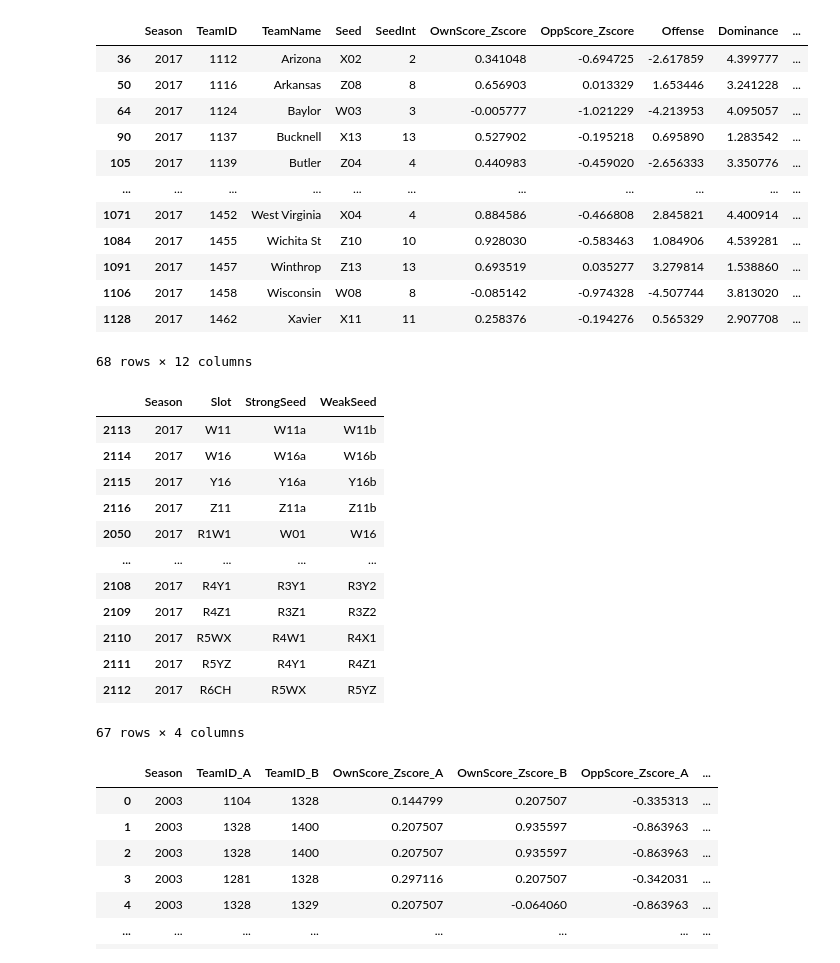
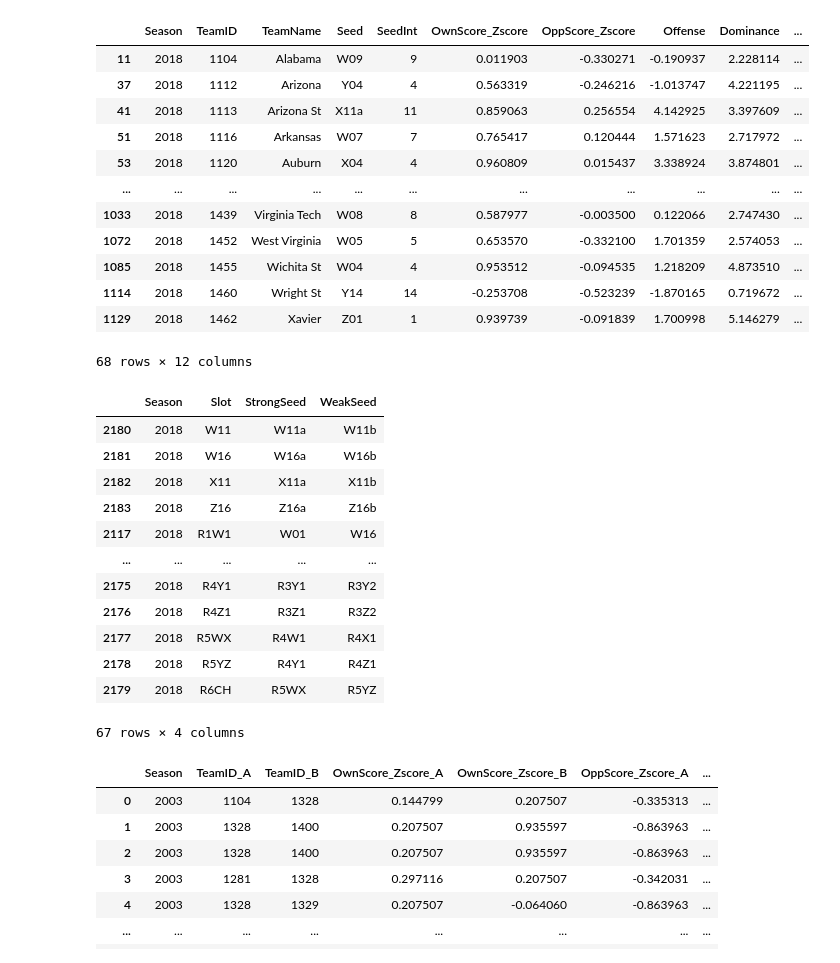
Before and after one commit to jamestwhedbee/jupyter_notebooks, a Jupyter notebook: MarchMadness/PredictMarchMadness.ipynb, the cells around one changed output. Saved outputs shown, nothing was run; the diff lists cells and outputs as text; code cells hidden in the pictures.

```diff
--- a/MarchMadness/PredictMarchMadness.ipynb
+++ b/MarchMadness/PredictMarchMadness.ipynb
@@ -15,23 +15,23 @@ from collections import defaultdict
 # %%
 DATA_DIR = "~/jupyter_notebooks/DATA/MarchMadness"
 # %%
-YEAR = 2017
+YEAR = 2018
 raw_tournament_df = pd.read_csv(f"{DATA_DIR}/output/teams.csv")
 tournament_df = raw_tournament_df[raw_tournament_df["Season"] == YEAR]
 tournament_df
 # %% [output]
 |  | Season | TeamID | TeamName | Seed | SeedInt | OwnScore_Zscore | OppScore_Zscore | Offense | Dominance | ... |
-| 36 | 2017 | 1112 | Arizona | X02 | 2 | 0.341048 | -0.694725 | -2.617859 | 4.399777 | ... |
-| 50 | 2017 | 1116 | Arkansas | Z08 | 8 | 0.656903 | 0.013329 | 1.653446 | 3.241228 | ... |
-| 64 | 2017 | 1124 | Baylor | W03 | 3 | -0.005777 | -1.021229 | -4.213953 | 4.095057 | ... |
-| 90 | 2017 | 1137 | Bucknell | X13 | 13 | 0.527902 | -0.195218 | 0.695890 | 1.283542 | ... |
-| 105 | 2017 | 1139 | Butler | Z04 | 4 | 0.440983 | -0.459020 | -2.656333 | 3.350776 | ... |
+| 11 | 2018 | 1104 | Alabama | W09 | 9 | 0.011903 | -0.330271 | -0.190937 | 2.228114 | ... |
+| 37 | 2018 | 1112 | Arizona | Y04 | 4 | 0.563319 | -0.246216 | -1.013747 | 4.221195 | ... |
+| 41 | 2018 | 1113 | Arizona St | X11a | 11 | 0.859063 | 0.256554 | 4.142925 | 3.397609 | ... |
+| 51 | 2018 | 1116 | Arkansas | W07 | 7 | 0.765417 | 0.120444 | 1.571623 | 2.717972 | ... |
+| 53 | 2018 | 1120 | Auburn | X04 | 4 | 0.960809 | 0.015437 | 3.338924 | 3.874801 | ... |
 | ... | ... | ... | ... | ... | ... | ... | ... | ... | ... | ... |
-| 1071 | 2017 | 1452 | West Virginia | X04 | 4 | 0.884586 | -0.466808 | 2.845821 | 4.400914 | ... |
-| 1084 | 2017 | 1455 | Wichita St | Z10 | 10 | 0.928030 | -0.583463 | 1.084906 | 4.539281 | ... |
-| 1091 | 2017 | 1457 | Winthrop | Z13 | 13 | 0.693519 | 0.035277 | 3.279814 | 1.538860 | ... |
-| 1106 | 2017 | 1458 | Wisconsin | W08 | 8 | -0.085142 | -0.974328 | -4.507744 | 3.813020 | ... |
-| 1128 | 2017 | 1462 | Xavier | X11 | 11 | 0.258376 | -0.194276 | 0.565329 | 2.907708 | ... |
+| 1033 | 2018 | 1439 | Virginia Tech | W08 | 8 | 0.587977 | -0.003500 | 0.122066 | 2.747430 | ... |
+| 1072 | 2018 | 1452 | West Virginia | W05 | 5 | 0.653570 | -0.332100 | 1.701359 | 2.574053 | ... |
+| 1085 | 2018 | 1455 | Wichita St | W04 | 4 | 0.953512 | -0.094535 | 1.218209 | 4.873510 | ... |
+| 1114 | 2018 | 1460 | Wright St | Y14 | 14 | -0.253708 | -0.523239 | -1.870165 | 0.719672 | ... |
+| 1129 | 2018 | 1462 | Xavier | Z01 | 1 | 0.939739 | -0.091839 | 1.700998 | 5.146279 | ... |
 68 rows × 12 columns
 # %%
 # https://www.kaggle.com/c/ncaam-march-mania-2021/data
@@ -45,17 +45,17 @@ slots_df = pd.concat([
 slots_df
 # %% [output]
 |  | Season | Slot | StrongSeed | WeakSeed |
-| 2113 | 2017 | W11 | W11a | W11b |
-| 2114 | 2017 | W16 | W16a | W16b |
-| 2115 | 2017 | Y16 | Y16a | Y16b |
-| 2116 | 2017 | Z11 | Z11a | Z11b |
-| 2050 | 2017 | R1W1 | W01 | W16 |
+| 2180 | 2018 | W11 | W11a | W11b |
+| 2181 | 2018 | W16 | W16a | W16b |
+| 2182 | 2018 | X11 | X11a | X11b |
+| 2183 | 2018 | Z16 | Z16a | Z16b |
+| 2117 | 2018 | R1W1 | W01 | W16 |
 | ... | ... | ... | ... | ... |
-| 2108 | 2017 | R4Y1 | R3Y1 | R3Y2 |
-| 2109 | 2017 | R4Z1 | R3Z1 | R3Z2 |
-| 2110 | 2017 | R5WX | R4W1 | R4X1 |
-| 2111 | 2017 | R5YZ | R4Y1 | R4Z1 |
-| 2112 | 2017 | R6CH | R5WX | R5YZ |
+| 2175 | 2018 | R4Y1 | R3Y1 | R3Y2 |
+| 2176 | 2018 | R4Z1 | R3Z1 | R3Z2 |
+| 2177 | 2018 | R5WX | R4W1 | R4X1 |
+| 2178 | 2018 | R5YZ | R4Y1 | R4Z1 |
+| 2179 | 2018 | R6CH | R5WX | R5YZ |
 67 rows × 4 columns
 # %%
 games_df = pd.read_csv(f"{DATA_DIR}/output/games_training.csv")
```
Also changed, not shown: parts of 13 cells of this notebook.
